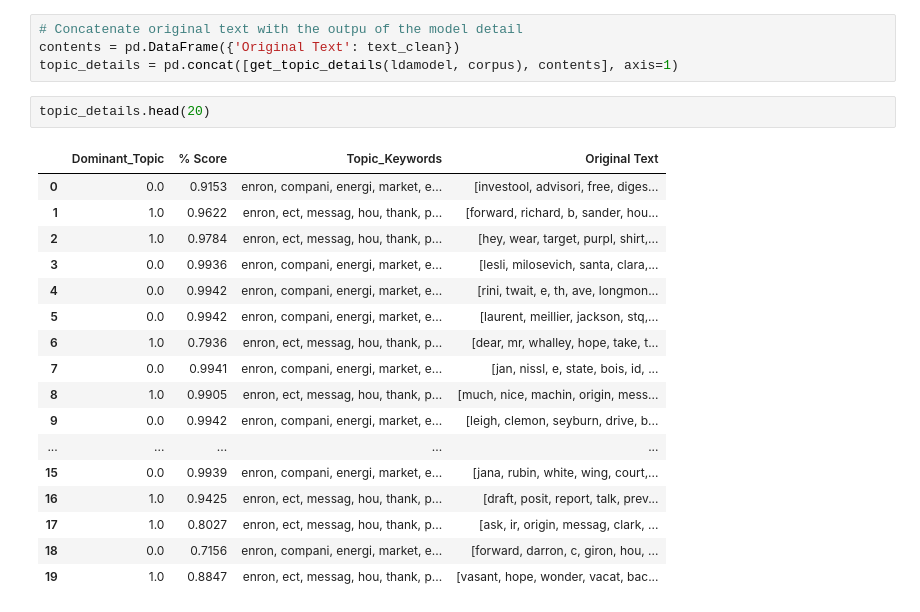
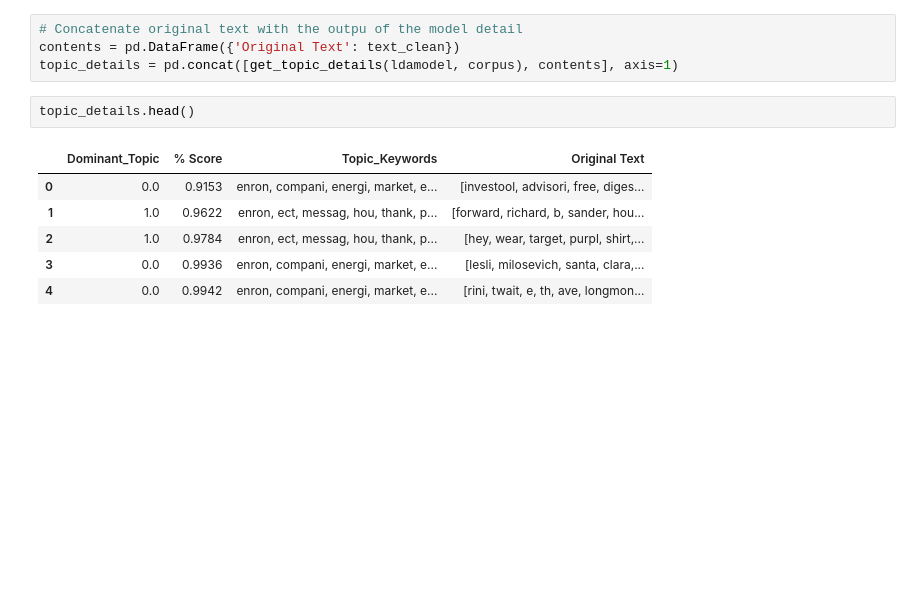
Before and after one commit to joan001/LDA-Detect-Fraud-Case, a Jupyter notebook: LDA_Detect_Fraud_Case.ipynb, the cells around one changed output. Cells and saved outputs as stored; diff of their text form; blank space fills up the shorter version.

```diff
--- a/LDA_Detect_Fraud_Case.ipynb
+++ b/LDA_Detect_Fraud_Case.ipynb
@@ -162,22 +160,11 @@ def get_topic_details(ldamodel, corpus):
 contents = pd.DataFrame({'Original Text': text_clean})
 topic_details = pd.concat([get_topic_details(ldamodel, corpus), contents], axis=1)
 # %%
-topic_details.head(20)
+topic_details.head()
 # %% [output]
 |  | Dominant_Topic | % Score | Topic_Keywords | Original Text |
 | 0 | 0.0 | 0.9153 | enron, compani, energi, market, e... | [investool, advisori, free, diges... |
 | 1 | 1.0 | 0.9622 | enron, ect, messag, hou, thank, p... | [forward, richard, b, sander, hou... |
 | 2 | 1.0 | 0.9784 | enron, ect, messag, hou, thank, p... | [hey, wear, target, purpl, shirt,... |
 | 3 | 0.0 | 0.9936 | enron, compani, energi, market, e... | [lesli, milosevich, santa, clara,... |
 | 4 | 0.0 | 0.9942 | enron, compani, energi, market, e... | [rini, twait, e, th, ave, longmon... |
-| 5 | 0.0 | 0.9942 | enron, compani, energi, market, e... | [laurent, meillier, jackson, stq,... |
-| 6 | 1.0 | 0.7936 | enron, ect, messag, hou, thank, p... | [dear, mr, whalley, hope, take, t... |
-| 7 | 0.0 | 0.9941 | enron, compani, energi, market, e... | [jan, nissl, e, state, bois, id, ... |
-| 8 | 1.0 | 0.9905 | enron, ect, messag, hou, thank, p... | [much, nice, machin, origin, mess... |
-| 9 | 0.0 | 0.9942 | enron, compani, energi, market, e... | [leigh, clemon, seyburn, drive, b... |
-| ... | ... | ... | ... | ... |
-| 15 | 0.0 | 0.9939 | enron, compani, energi, market, e... | [jana, rubin, white, wing, court,... |
-| 16 | 1.0 | 0.9425 | enron, ect, messag, hou, thank, p... | [draft, posit, report, talk, prev... |
-| 17 | 1.0 | 0.8027 | enron, ect, messag, hou, thank, p... | [ask, ir, origin, messag, clark, ... |
-| 18 | 0.0 | 0.7156 | enron, compani, energi, market, e... | [forward, darron, c, giron, hou, ... |
-| 19 | 1.0 | 0.8847 | enron, ect, messag, hou, thank, p... | [vasant, hope, wonder, vacat, bac... |
```
Also changed, not shown: parts of 18 cells of this notebook.
